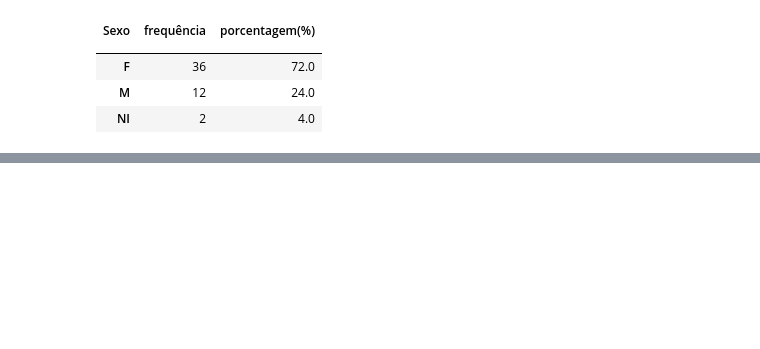
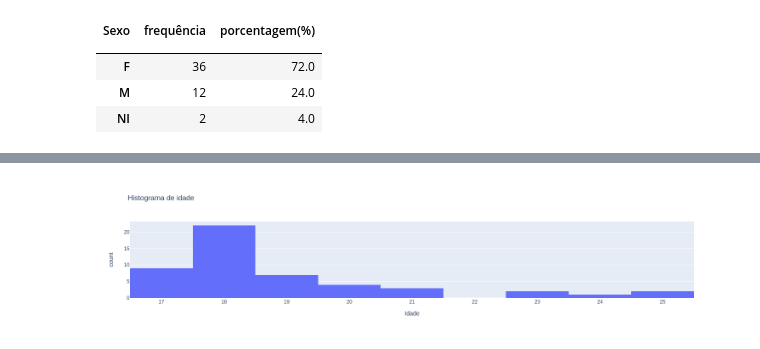
Before and after one commit to alnnu/ProbabilidadeEstatistica, a Jupyter notebook: analise de dados/tarefa1/tarefa1.ipynb, the cells around one changed output, grey strips where cells are left out. Saved outputs shown, nothing was run; the diff lists cells and outputs as text; code cells hidden in the pictures; blank space fills up the shorter version.

Commit message:
add: tabela e grafico Idade

```diff
--- a/analise de dados/tarefa1/tarefa1.ipynb
+++ b/analise de dados/tarefa1/tarefa1.ipynb
@@ -71,0 +87,4 @@ plt.pie(values=dis['porcentagem(%)'], names=['F','M','NI'], title='Distribuiçã
+# %%
+plt.histogram(dados['Idade'], x = 'Idade', title='Histograma de idade')
+# %% [output]
+[figure, added]
```
Also changed, not shown: parts of 3 cells of this notebook.
